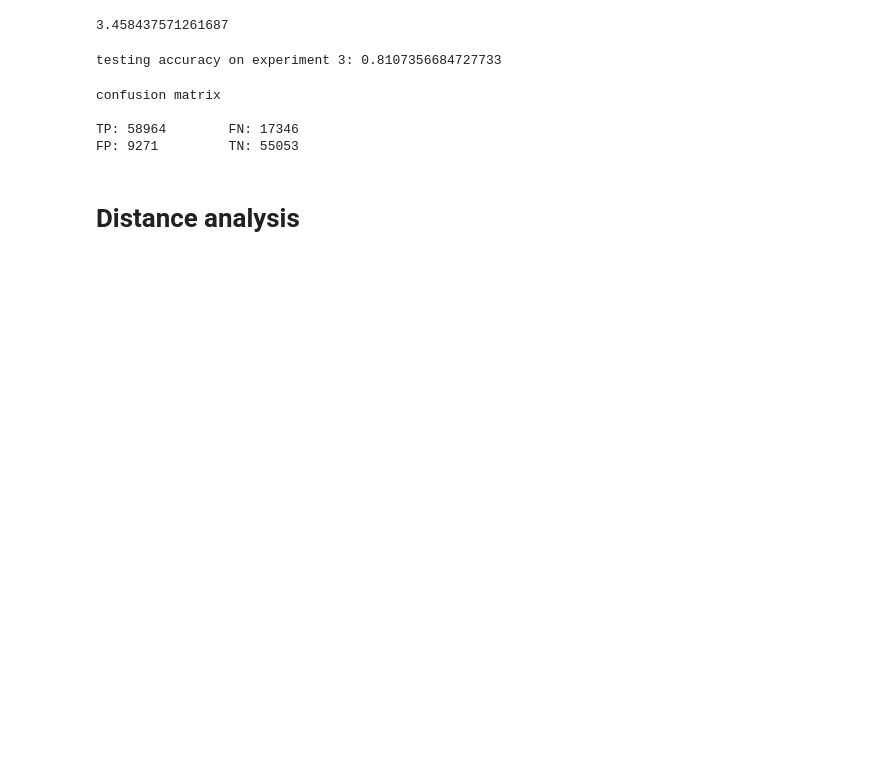
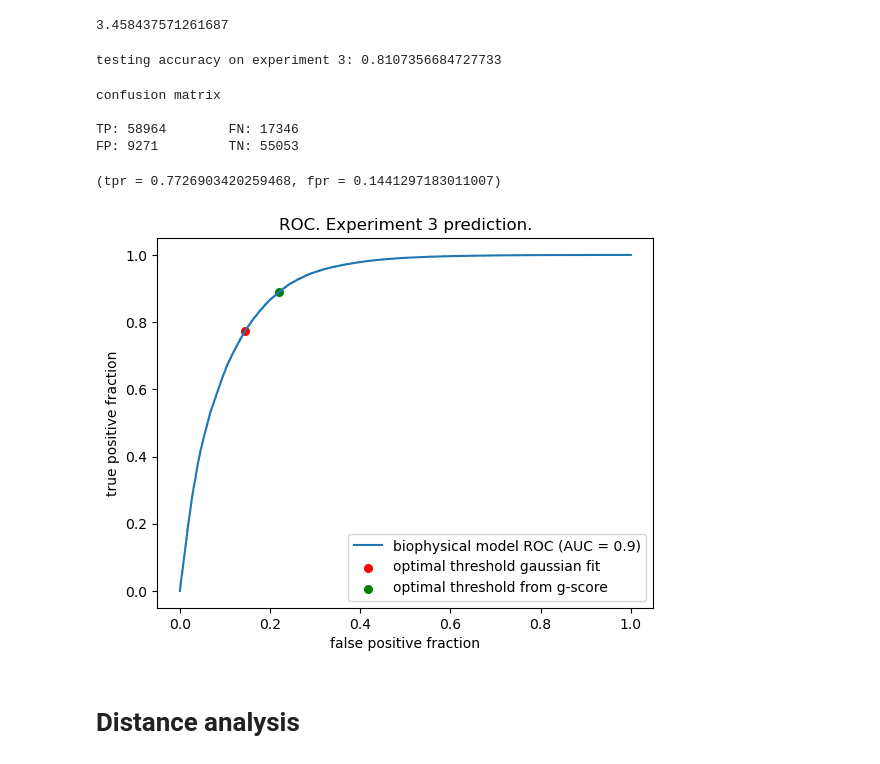
Before and after one commit to matteodeleonardis/unsupervised_aav2, a Jupyter notebook: analysis/experiment2.ipynb, the cells around one changed output. Saved outputs shown, nothing was run; the diff lists cells and outputs as text; code cells hidden in the pictures; blank space fills up the shorter version.

```diff
--- a/analysis/experiment2.ipynb
+++ b/analysis/experiment2.ipynb
@@ -304,7 +305,7 @@ compute_accuracy(ls_experiment3_filtered, ls_threshold, θexperiment3, threshold
 testing accuracy on experiment 3: 0.8396902598233713
 # %%
 println("confusion matrix \n")
-confusion_matrix(ls_experiment3_filtered, ls_threshold, θexperiment3, threshold_experiment3)
+confusion_mat_gscore_exp3 = confusion_matrix(ls_experiment3_filtered, ls_threshold, θexperiment3, threshold_experiment3)
 # %% [output]
 confusion matrix
 
@@ -452,12 +439,24 @@ compute_accuracy(-energies_exp3, -unsupervised_energy_threshold, θexperiment3,
 testing accuracy on experiment 3: 0.8107356684727733
 # %%
 println("confusion matrix \n")
-confusion_matrix(-energies_exp3, -unsupervised_energy_threshold, θexperiment3, threshold_experiment3)
+confusion_mat_unsupervised_exp3 = confusion_matrix(-energies_exp3, -unsupervised_energy_threshold, θexperiment3, threshold_experiment3)
 # %% [output]
 confusion matrix
 
 TP: 58964        FN: 17346
 FP: 9271         TN: 55053
+(tpr = 0.7726903420259468, fpr = 0.1441297183011007)
+# %%
+plot(false_pos_pt, true_pos_pt)
+scatter([confusion_mat_unsupervised_exp3.fpr], [confusion_mat_unsupervised_exp3.tpr], s=30, color="red")
+scatter([confusion_mat_gscore_exp3.fpr], [confusion_mat_gscore_exp3.tpr], s=30, color="green")
+title("ROC. Experiment 3 prediction.")
+xlabel("false positive fraction")
+ylabel("true positive fraction")
+legend(["biophysical model ROC (AUC = $(round(auc_val_pt, digits=2)))",  "optimal threshold gaussian fit", "optimal threshold from g-score"])
+savefig("../figures/exp3_roc_points.pdf", format="pdf")
+# %% [output]
+[figure, added]
 # %% [markdown]
 # Distance analysis
 # %%
```
Also changed, not shown: parts of 15 cells of this notebook, 4 other files.
